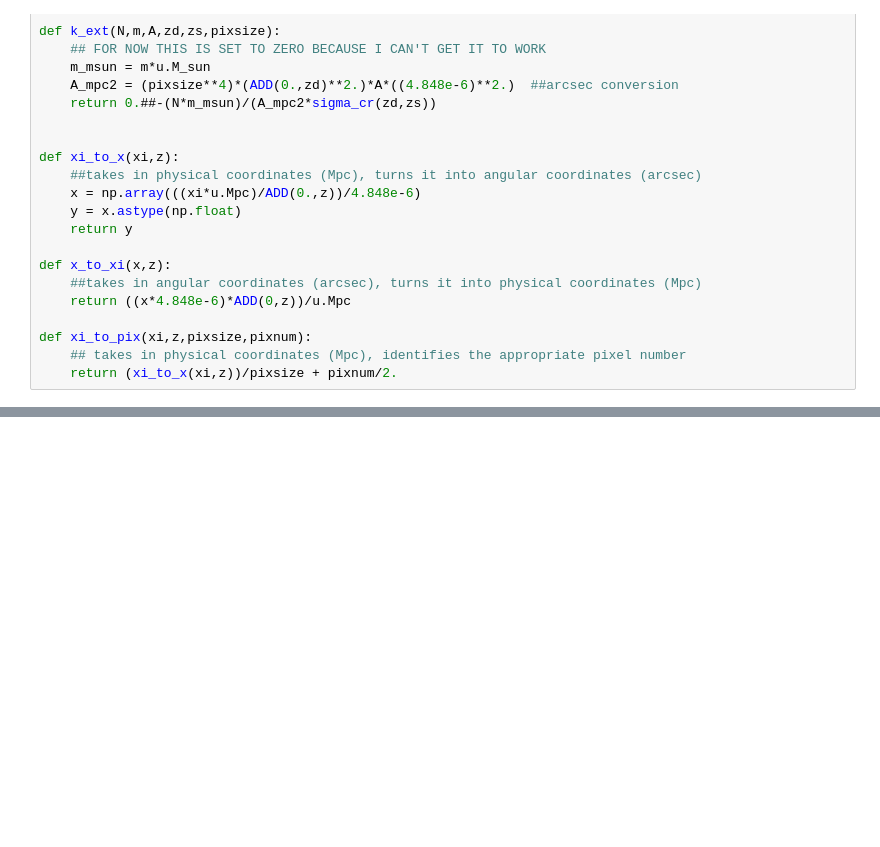
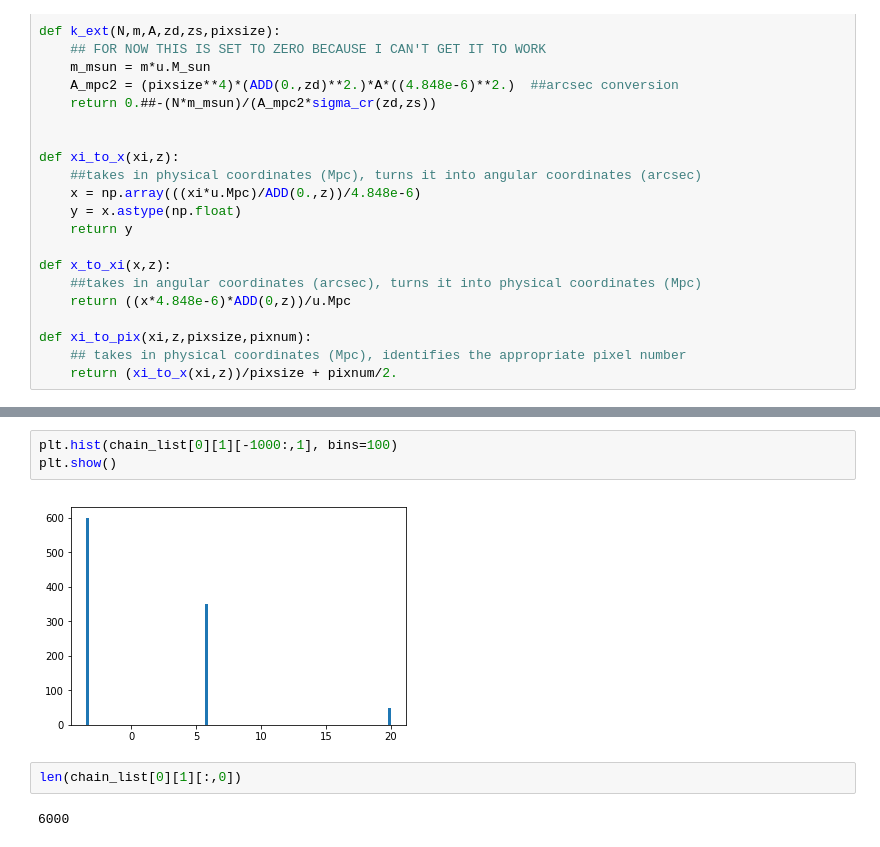
Before and after one commit to acagansengul/interlopers, a Jupyter notebook: lensfit.ipynb, the cells around one changed output, grey strips where cells are left out. Saved outputs shown, nothing was run; the diff lists cells and outputs as text; blank space fills up the shorter version.

```diff
--- a/lensfit.ipynb
+++ b/lensfit.ipynb
@@ -316,0 +696,9 @@ print(np.shape(ypixs)) ## interloper positions
+# %%
+plt.hist(chain_list[0][1][-1000:,1], bins=100)
+plt.show()
+# %% [output]
+[figure, added]
+# %%
+len(chain_list[0][1][:,0])
+# %% [output]
+6000
```
Also changed, not shown: parts of 52 cells of this notebook, 2 other files.
